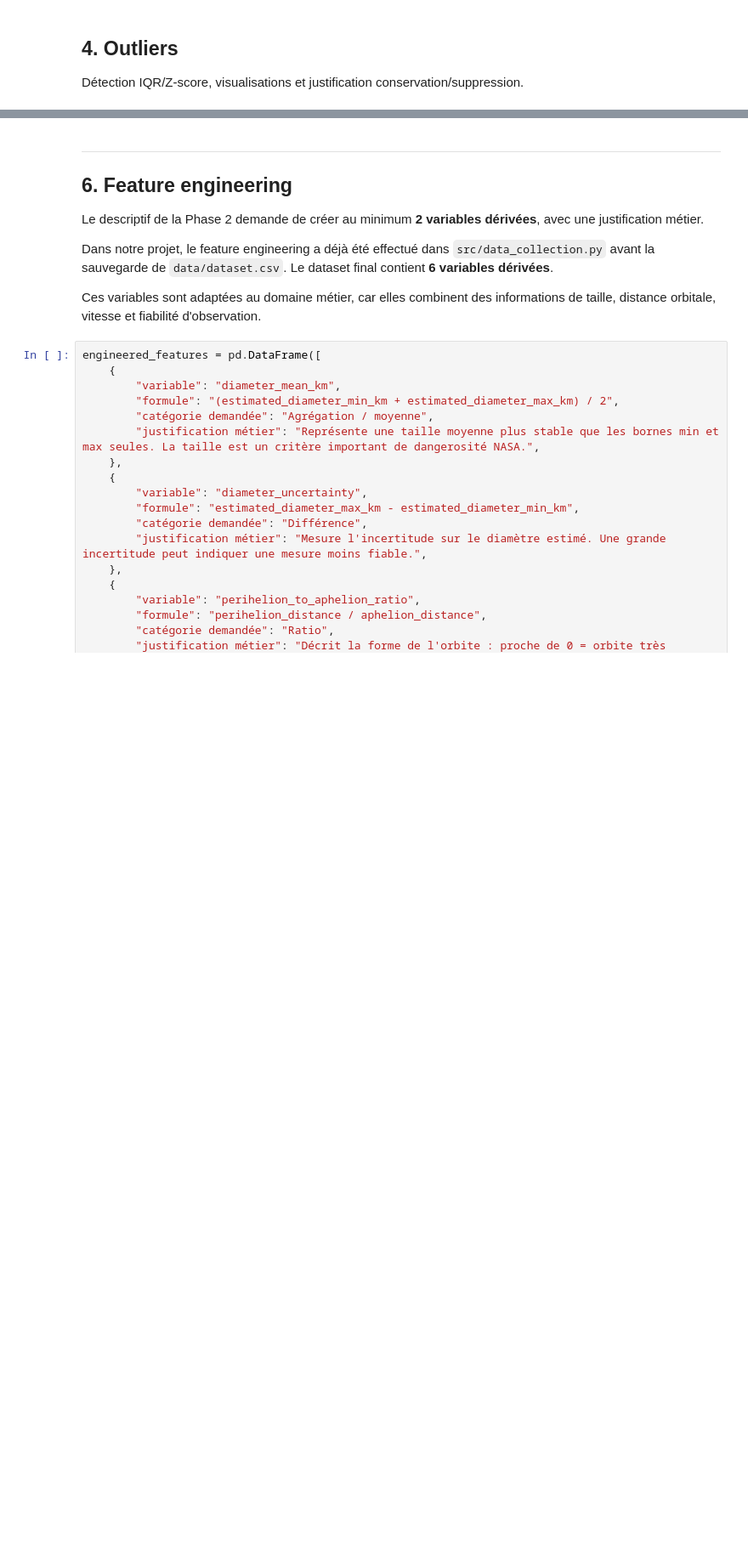
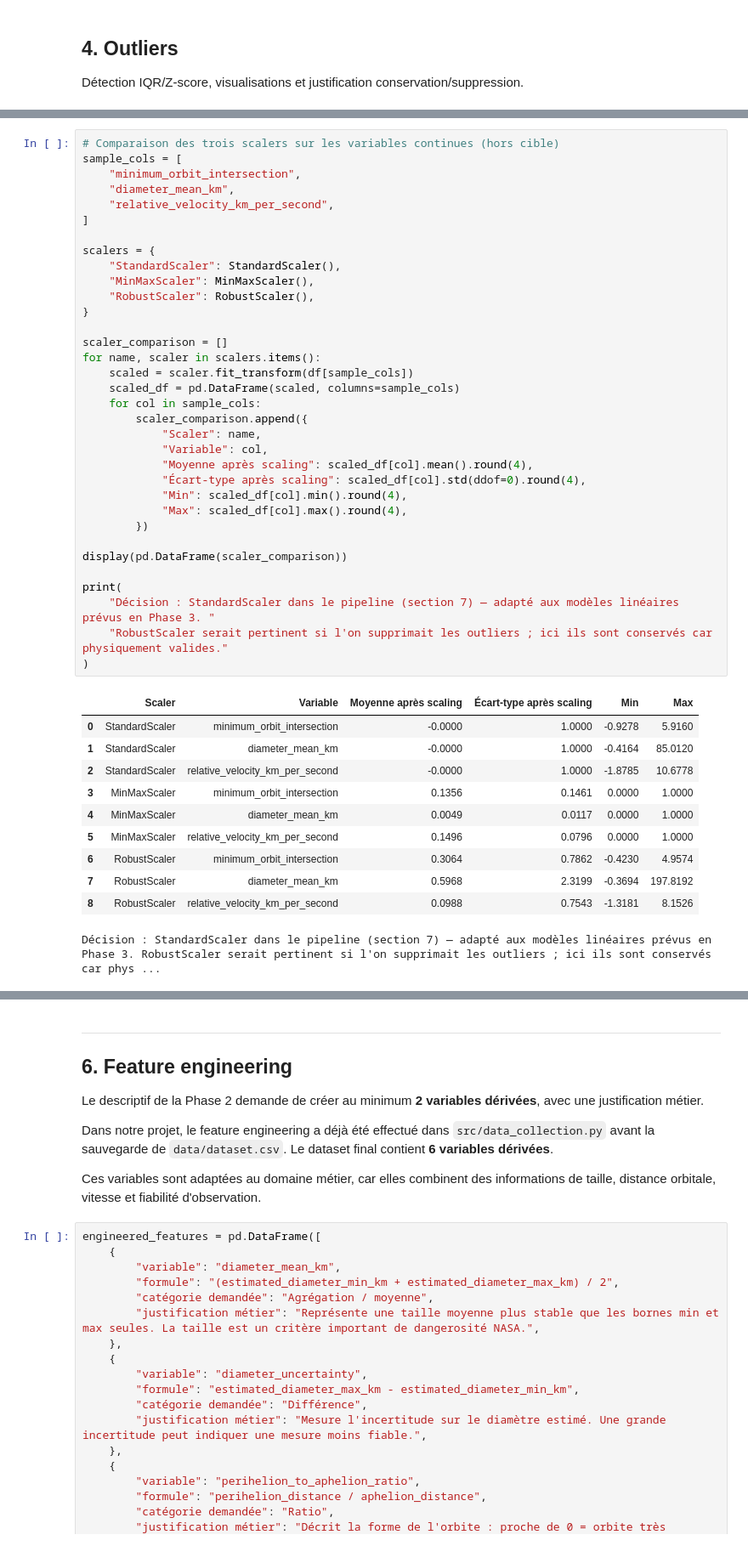
Before and after one commit to zakariyaee/Projet_ML, a Jupyter notebook: notebooks/03_preprocessing.ipynb, the cells around one changed output, grey strips where cells are left out. Shown at 85% size. Drawn from its saved outputs; the diff is of its cells as text; blank space fills up the shorter version.

Commit message:
feat(preprocessing): transformations, split stratifie et strategies de desequilibre

```diff
--- a/notebooks/03_preprocessing.ipynb
+++ b/notebooks/03_preprocessing.ipynb
@@ -304,0 +358,46 @@ print("\nDécision : Les valeurs extrêmes (outliers) sont nombreuses car elles
+# %%
+# Comparaison des trois scalers sur les variables continues (hors cible)
+sample_cols = [
+    "minimum_orbit_intersection",
+    "diameter_mean_km",
+    "relative_velocity_km_per_second",
+]
+
+scalers = {
+    "StandardScaler": StandardScaler(),
+    "MinMaxScaler": MinMaxScaler(),
+    "RobustScaler": RobustScaler(),
+}
+
+scaler_comparison = []
+for name, scaler in scalers.items():
+    scaled = scaler.fit_transform(df[sample_cols])
+    scaled_df = pd.DataFrame(scaled, columns=sample_cols)
+    for col in sample_cols:
+        scaler_comparison.append({
+            "Scaler": name,
+            "Variable": col,
+            "Moyenne après scaling": scaled_df[col].mean().round(4),
+            "Écart-type après scaling": scaled_df[col].std(ddof=0).round(4),
+            "Min": scaled_df[col].min().round(4),
+            "Max": scaled_df[col].max().round(4),
+        })
+
+display(pd.DataFrame(scaler_comparison))
+
+print(
+    "Décision : StandardScaler dans le pipeline (section 7) — adapté aux modèles linéaires prévus en Phase 3. "
+    "RobustScaler serait pertinent si l'on supprimait les outliers ; ici ils sont conservés car physiquement valides."
+)
+# %% [output]
+|  | Scaler | Variable | Moyenne après scaling | Écart-type après scaling | Min | Max |
+| 0 | StandardScaler | minimum_orbit_intersection | -0.0000 | 1.0000 | -0.9278 | 5.9160 |
+| 1 | StandardScaler | diameter_mean_km | -0.0000 | 1.0000 | -0.4164 | 85.0120 |
+| 2 | StandardScaler | relative_velocity_km_per_second | -0.0000 | 1.0000 | -1.8785 | 10.6778 |
+| 3 | MinMaxScaler | minimum_orbit_intersection | 0.1356 | 0.1461 | 0.0000 | 1.0000 |
+| 4 | MinMaxScaler | diameter_mean_km | 0.0049 | 0.0117 | 0.0000 | 1.0000 |
+| 5 | MinMaxScaler | relative_velocity_km_per_second | 0.1496 | 0.0796 | 0.0000 | 1.0000 |
+| 6 | RobustScaler | minimum_orbit_intersection | 0.3064 | 0.7862 | -0.4230 | 4.9574 |
+| 7 | RobustScaler | diameter_mean_km | 0.5968 | 2.3199 | -0.3694 | 197.8192 |
+| 8 | RobustScaler | relative_velocity_km_per_second | 0.0988 | 0.7543 | -1.3181 | 8.1526 |
+Décision : StandardScaler dans le pipeline (section 7) — adapté aux modèles linéaires prévus en Phase 3. RobustScaler serait pertinent si l'on supprimait les outliers ; ici ils sont conservés car phys ...
```
Also changed, not shown: parts of 19 cells of this notebook.
